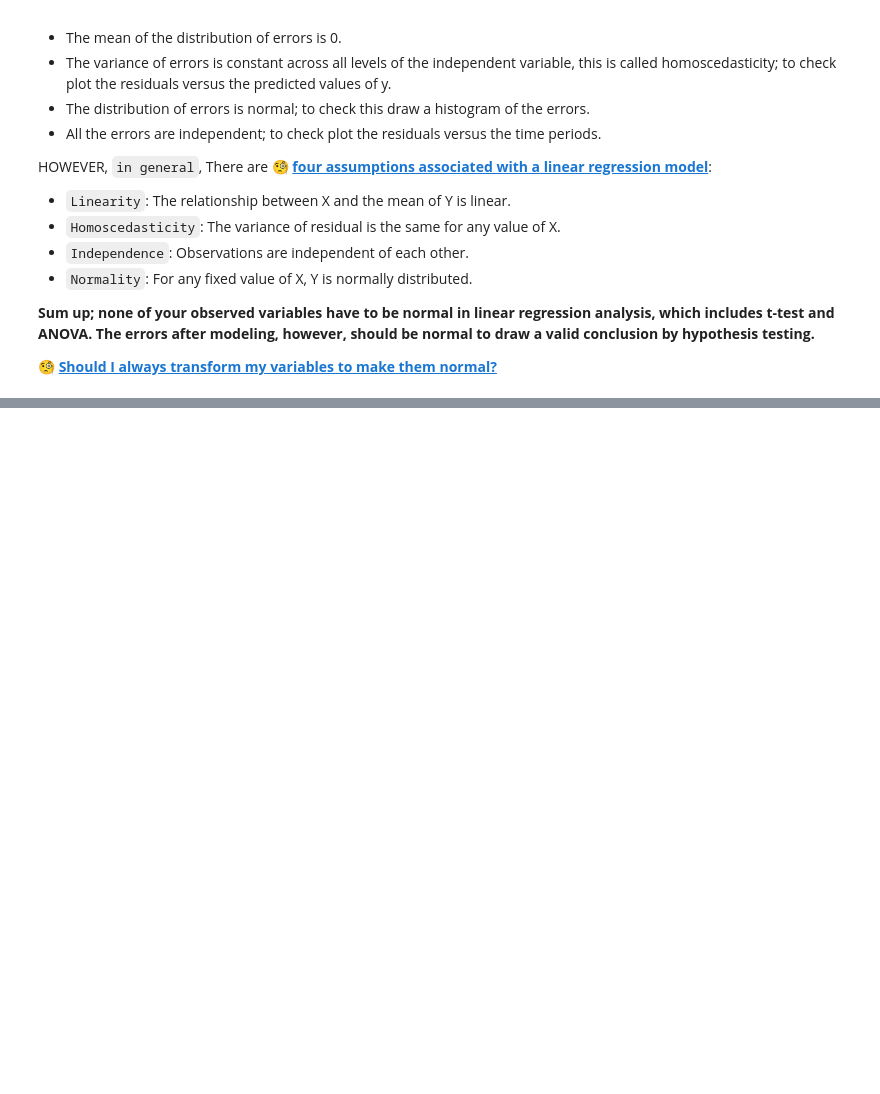
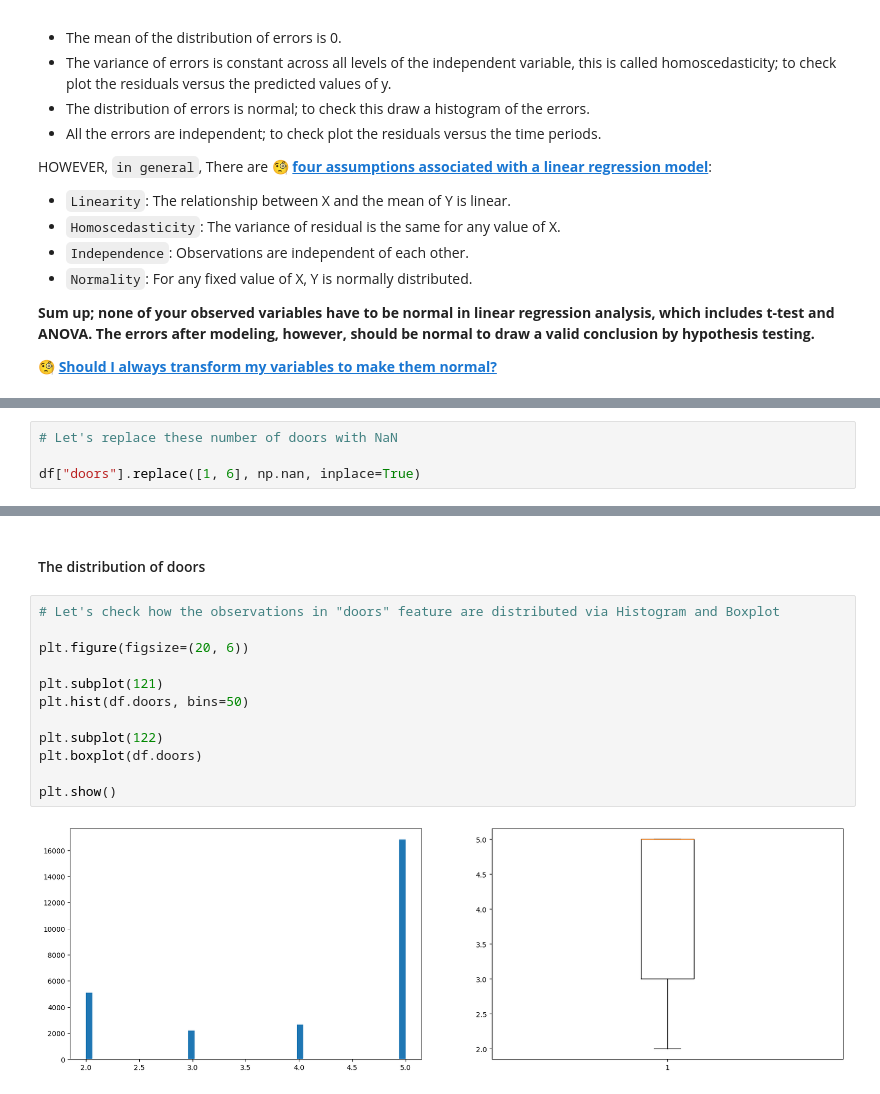
Before and after one commit to bilal-ozgur/AutoScout_Car_Price_Prediction_EDA, a Jupyter notebook: Project Solution/Car-Price-Prediction-EDA-Handling-Outliers-03.ipynb, the cells around one changed output, grey strips where cells are left out. Cells and saved outputs as stored; diff of their text form; blank space fills up the shorter version.

```diff
--- a/Project Solution/Car-Price-Prediction-EDA-Handling-Outliers-03.ipynb
+++ b/Project Solution/Car-Price-Prediction-EDA-Handling-Outliers-03.ipynb
@@ -915,0 +1070,4 @@ HOWEVER, ``in general``, There are **🧐 [four assumptions associated with a li
+# %%
+# Let's replace these number of doors with NaN
+
+df["doors"].replace([1, 6], np.nan, inplace=True)
@@ -915,0 +1096,16 @@ HOWEVER, ``in general``, There are **🧐 [four assumptions associated with a li
+# %% [markdown]
+#### The distribution of doors
+# %%
+# Let's check how the observations in "doors" feature are distributed via Histogram and Boxplot
+
+plt.figure(figsize=(20, 6))
+
+plt.subplot(121)
+plt.hist(df.doors, bins=50)
+
+plt.subplot(122)
+plt.boxplot(df.doors)
+
+plt.show()
+# %% [output]
+[figure, added]
```
Also changed, not shown: parts of 104 cells of this notebook.
